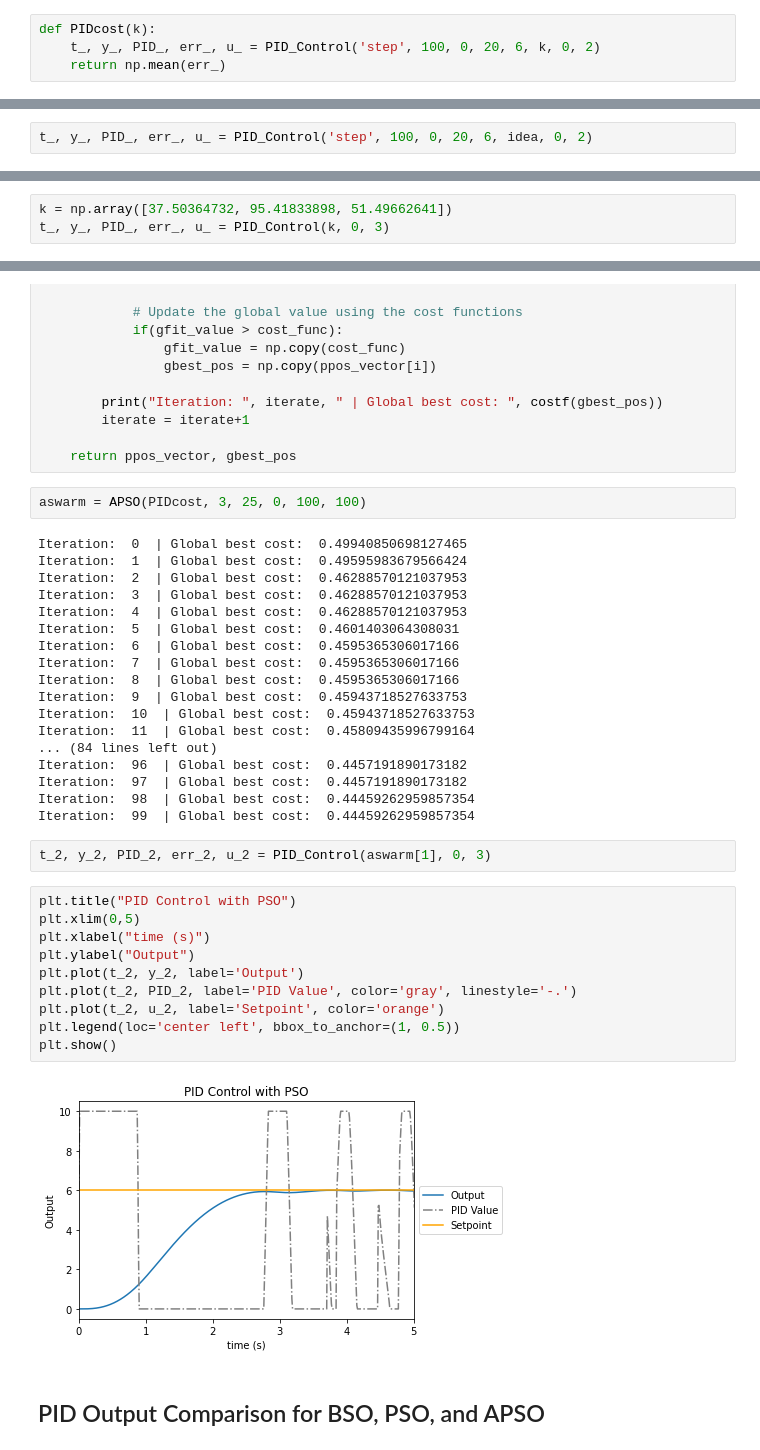
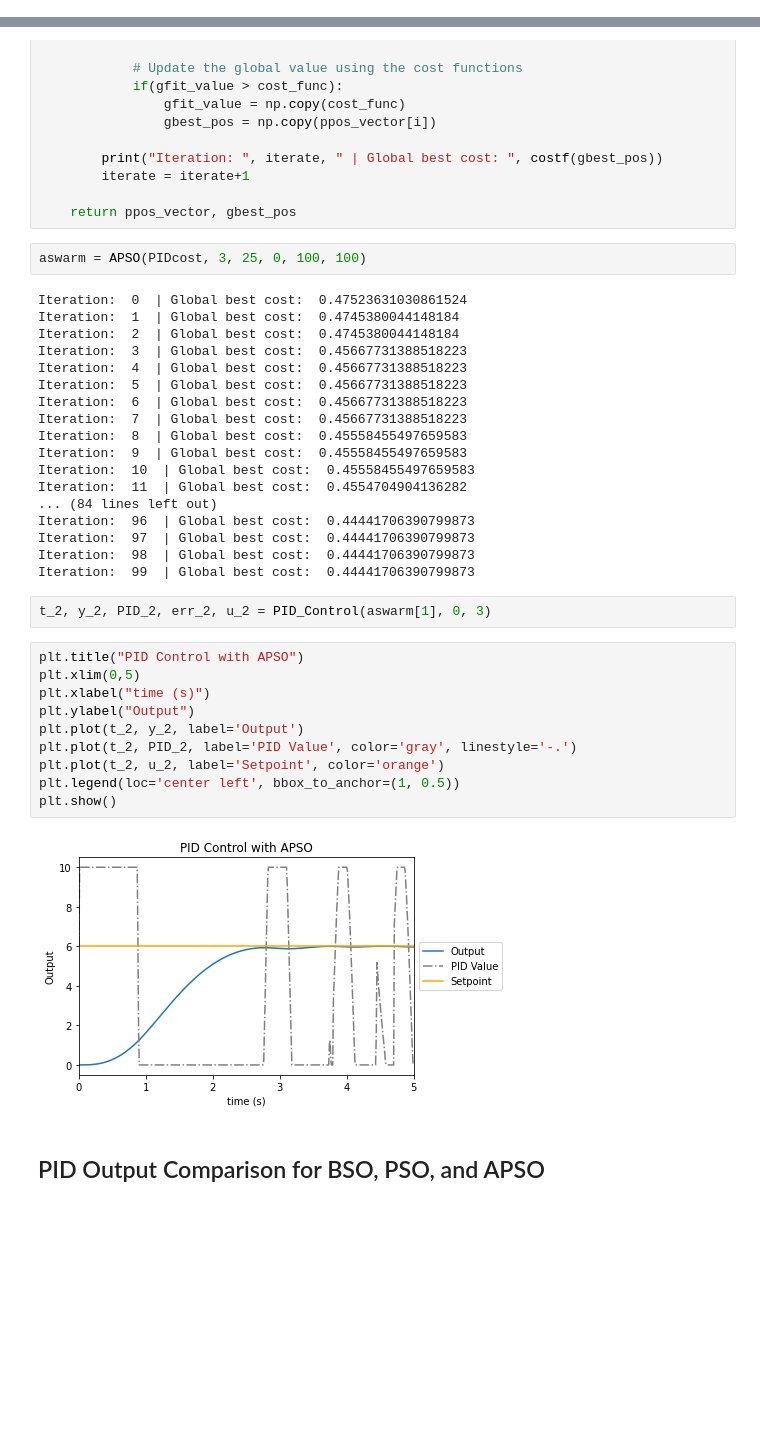
Before and after one commit to Vermillord/KP_Codes, a Jupyter notebook: KP_Notes.ipynb, the cells around one changed output, grey strips where cells are left out. Cells and saved outputs as stored; diff of their text form; blank space fills up the shorter version.

```diff
--- a/KP_Notes.ipynb
+++ b/KP_Notes.ipynb
@@ -1705,4 +1704,0 @@ plt.show()
-# %%
-def PIDcost(k):
-    t_, y_, PID_, err_, u_ = PID_Control('step', 100, 0, 20, 6, k, 0, 2)
-    return np.mean(err_)
@@ -1726,2 +1704,0 @@ print(idea)
-# %%
-t_, y_, PID_, err_, u_ = PID_Control('step', 100, 0, 20, 6, idea, 0, 2)
@@ -1815,9 +1784,6 @@ def PID_Control(k, min_, max_):
 # %%
 n, t = time_range(100, 0, 20)
 u = input_type('step', 6, t.shape[0])
-# %%
-k = np.array([37.50364732, 95.41833898, 51.49662641])
-t_, y_, PID_, err_, u_ = PID_Control(k, 0, 3)
 # %%
 def PIDcost(k):
     t_, y_, PID_, err_, u_ = PID_Control(k, 0, 3)
@@ -1982,37 +1948,37 @@ def APSO(costf, n_param, particles, lb, ub, iterate_max):
 # %%
 aswarm = APSO(PIDcost, 3, 25, 0, 100, 100)
 # %% [output]
-Iteration:  0  | Global best cost:  0.49940850698127465
-Iteration:  1  | Global best cost:  0.49595983679566424
-Iteration:  2  | Global best cost:  0.46288570121037953
-Iteration:  3  | Global best cost:  0.46288570121037953
-Iteration:  4  | Global best cost:  0.46288570121037953
-Iteration:  5  | Global best cost:  0.4601403064308031
-Iteration:  6  | Global best cost:  0.4595365306017166
-Iteration:  7  | Global best cost:  0.4595365306017166
-Iteration:  8  | Global best cost:  0.4595365306017166
-Iteration:  9  | Global best cost:  0.45943718527633753
-Iteration:  10  | Global best cost:  0.45943718527633753
-Iteration:  11  | Global best cost:  0.45809435996799164
+Iteration:  0  | Global best cost:  0.47523631030861524
+Iteration:  1  | Global best cost:  0.4745380044148184
+Iteration:  2  | Global best cost:  0.4745380044148184
+Iteration:  3  | Global best cost:  0.45667731388518223
+Iteration:  4  | Global best cost:  0.45667731388518223
+Iteration:  5  | Global best cost:  0.45667731388518223
+Iteration:  6  | Global best cost:  0.45667731388518223
+Iteration:  7  | Global best cost:  0.45667731388518223
+Iteration:  8  | Global best cost:  0.45558455497659583
+Iteration:  9  | Global best cost:  0.45558455497659583
+Iteration:  10  | Global best cost:  0.45558455497659583
+Iteration:  11  | Global best cost:  0.4554704904136282
 ... (84 lines left out)
-Iteration:  96  | Global best cost:  0.4457191890173182
-Iteration:  97  | Global best cost:  0.4457191890173182
-Iteration:  98  | Global best cost:  0.44459262959857354
-Iteration:  99  | Global best cost:  0.44459262959857354
+Iteration:  96  | Global best cost:  0.44441706390799873
+Iteration:  97  | Global best cost:  0.44441706390799873
+Iteration:  98  | Global best cost:  0.44441706390799873
+Iteration:  99  | Global best cost:  0.44441706390799873
 # %%
 t_2, y_2, PID_2, err_2, u_2 = PID_Control(aswarm[1], 0, 3)
 # %%
-plt.title("PID Control with PSO")
+plt.title("PID Control with APSO")
 plt.xlim(0,5)
 plt.xlabel("time (s)")
 plt.ylabel("Output")
 plt.plot(t_2, y_2, label='Output')
 plt.plot(t_2, PID_2, label='PID Value', color='gray', linestyle='-.')
 plt.plot(t_2, u_2, label='Setpoint', color='orange')
 plt.legend(loc='center left', bbox_to_anchor=(1, 0.5))
 plt.show()
 # %% [output]
-[figure, old version]
+[figure, new version]
 # %% [markdown]
 ## PID Output Comparison for BSO, PSO, and APSO
 # %% [markdown]
```
Also changed, not shown: parts of 17 cells of this notebook.
